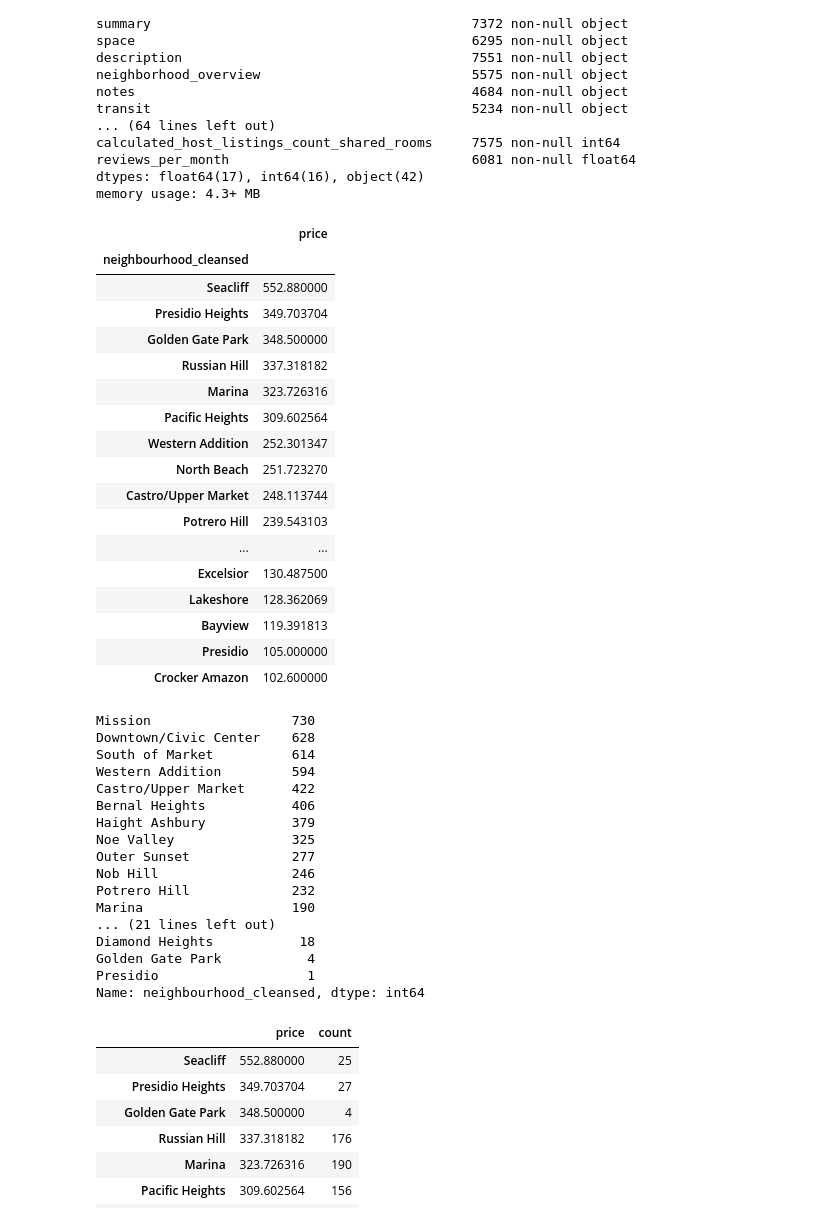
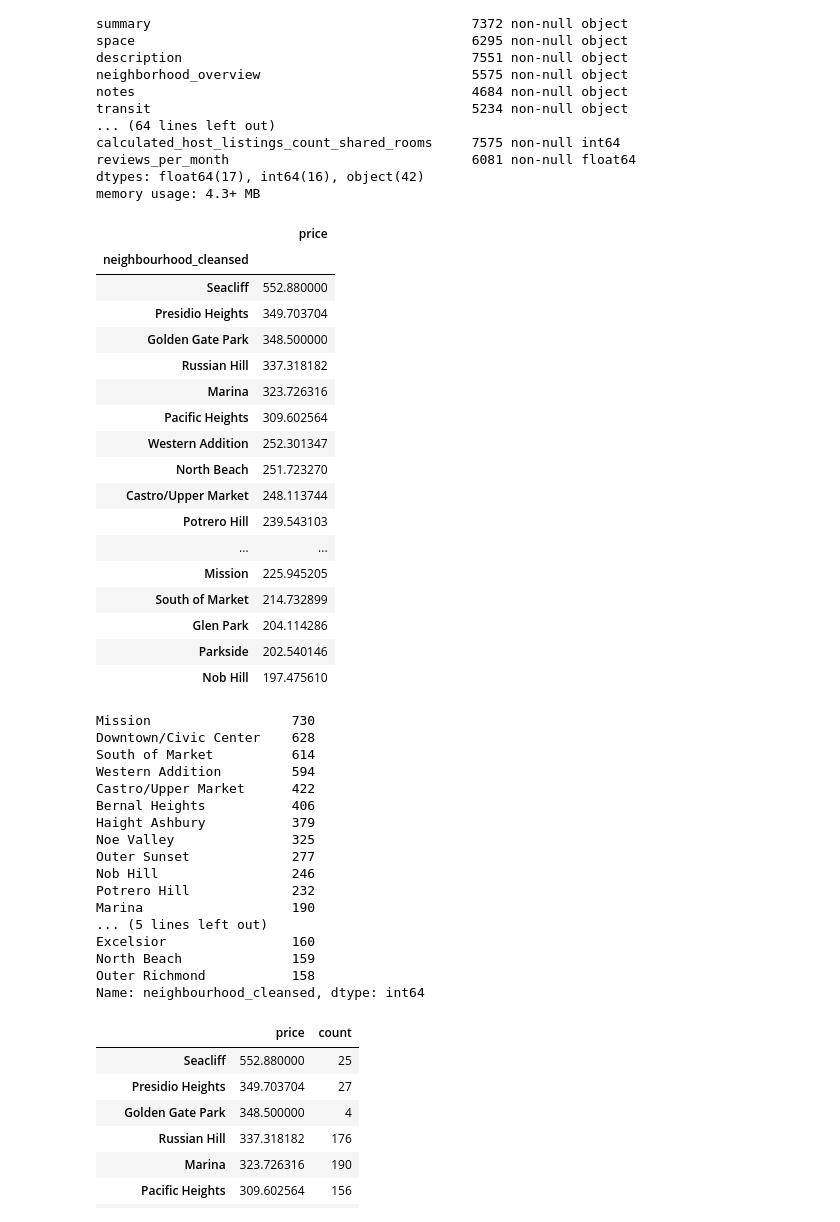
Before and after one commit to helen-tong/airbnb_1, a Jupyter notebook: eda.ipynb, the cells around one changed output. Drawn from its saved outputs; the diff is of its cells as text; code cells hidden in the pictures.

```diff
--- a/eda.ipynb
+++ b/eda.ipynb
@@ -145,29 +145,29 @@ dtypes: float64(17), int64(16), object(42)
 memory usage: 4.3+ MB
 # %%
 price_per_neighbourhood = airbnb[['neighbourhood_cleansed','price']].groupby('neighbourhood_cleansed').mean().sort_values(['price'], ascending=False)
-price_per_neighbourhood
+price_per_neighbourhood.head(20)
 # %% [output]
 |  | price |
 | neighbourhood_cleansed |  |
 | Seacliff | 552.880000 |
 | Presidio Heights | 349.703704 |
 | Golden Gate Park | 348.500000 |
 | Russian Hill | 337.318182 |
 | Marina | 323.726316 |
 | Pacific Heights | 309.602564 |
 | Western Addition | 252.301347 |
 | North Beach | 251.723270 |
 | Castro/Upper Market | 248.113744 |
 | Potrero Hill | 239.543103 |
 | ... | ... |
-| Excelsior | 130.487500 |
-| Lakeshore | 128.362069 |
-| Bayview | 119.391813 |
-| Presidio | 105.000000 |
-| Crocker Amazon | 102.600000 |
+| Mission | 225.945205 |
+| South of Market | 214.732899 |
+| Glen Park | 204.114286 |
+| Parkside | 202.540146 |
+| Nob Hill | 197.475610 |
 # %%
 listing_count = airbnb.neighbourhood_cleansed.value_counts()
-listing_count
+listing_count.head(20)
 # %% [output]
 Mission                  730
 Downtown/Civic Center    628
@@ -181,10 +181,10 @@ Outer Sunset             277
 Nob Hill                 246
 Potrero Hill             232
 Marina                   190
-... (21 lines left out)
-Diamond Heights           18
-Golden Gate Park           4
-Presidio                   1
+... (5 lines left out)
+Excelsior                160
+North Beach              159
+Outer Richmond           158
 Name: neighbourhood_cleansed, dtype: int64
 # %%
 listing = pd.merge(price_per_neighbourhood, listing_count, left_index=True, right_index=True).rename(columns = {'price': 'price', 'neighbourhood_cleansed':'count'})
```
Also changed, not shown: parts of 14 cells of this notebook, 1 other file.
